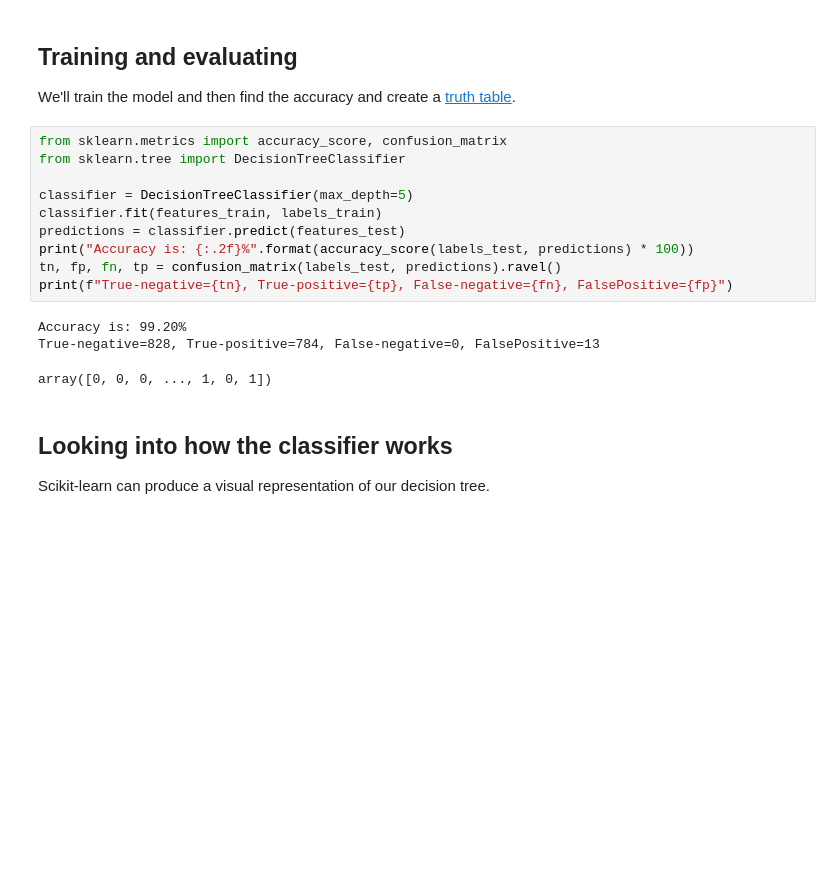
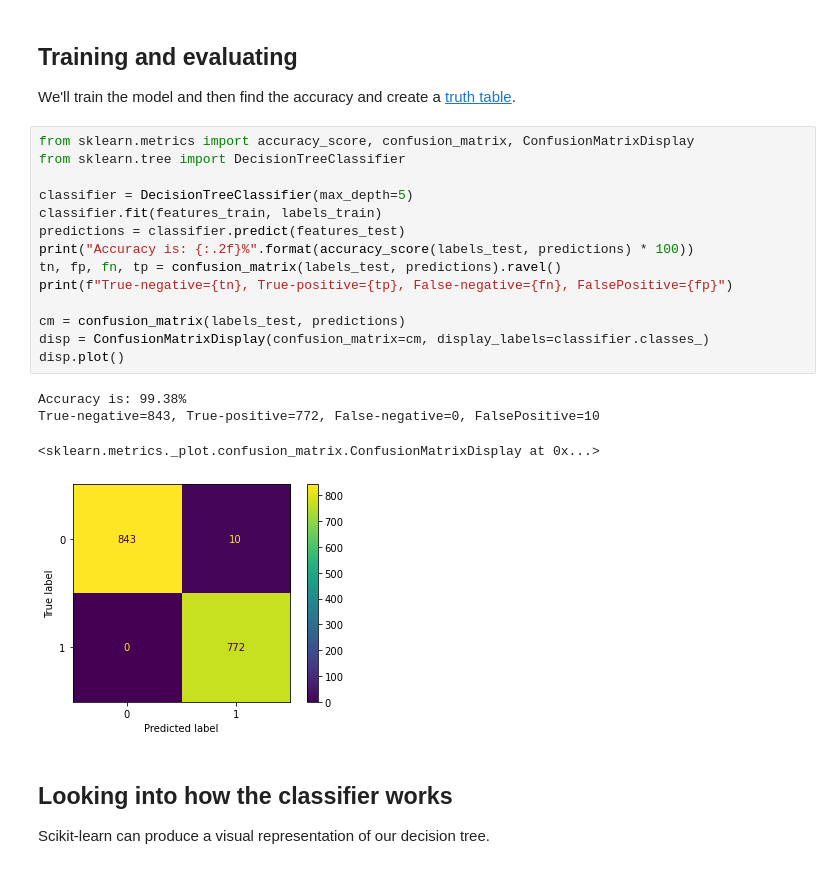
Before and after one commit to rjzak/cmsc-210, a Jupyter notebook: cmsc_210/examples/lecture_27/notebooks/DecisionTreeClassification.ipynb, the cells around one changed output. Drawn from its saved outputs; the diff is of its cells as text; blank space fills up the shorter version.

```diff
--- a/cmsc_210/examples/lecture_27/notebooks/DecisionTreeClassification.ipynb
+++ b/cmsc_210/examples/lecture_27/notebooks/DecisionTreeClassification.ipynb
@@ -90,19 +82,24 @@ array([[2, 3, 0, ..., 0, 3, 4],
 
 We'll train the model and then find the accuracy and create a [truth table](https://en.wikipedia.org/wiki/Truth_table).
 # %%
-from sklearn.metrics import accuracy_score, confusion_matrix
+from sklearn.metrics import accuracy_score, confusion_matrix, ConfusionMatrixDisplay
 from sklearn.tree import DecisionTreeClassifier
 
 classifier = DecisionTreeClassifier(max_depth=5)
 classifier.fit(features_train, labels_train)
 predictions = classifier.predict(features_test)
 print("Accuracy is: {:.2f}%".format(accuracy_score(labels_test, predictions) * 100))
 tn, fp, fn, tp = confusion_matrix(labels_test, predictions).ravel()
 print(f"True-negative={tn}, True-positive={tp}, False-negative={fn}, FalsePositive={fp}")
+
+cm = confusion_matrix(labels_test, predictions)
+disp = ConfusionMatrixDisplay(confusion_matrix=cm, display_labels=classifier.classes_)
+disp.plot()
 # %% [output]
-Accuracy is: 99.20%
-True-negative=828, True-positive=784, False-negative=0, FalsePositive=13
+Accuracy is: 99.38%
+True-negative=843, True-positive=772, False-negative=0, FalsePositive=10
-array([0, 0, 0, ..., 1, 0, 1])
+<sklearn.metrics._plot.confusion_matrix.ConfusionMatrixDisplay at 0x...>
+[figure, added]
 # %% [markdown]
 ## Looking into how the classifier works
 
```
Also changed, not shown: parts of 1 cell of this notebook, 1 other file.
